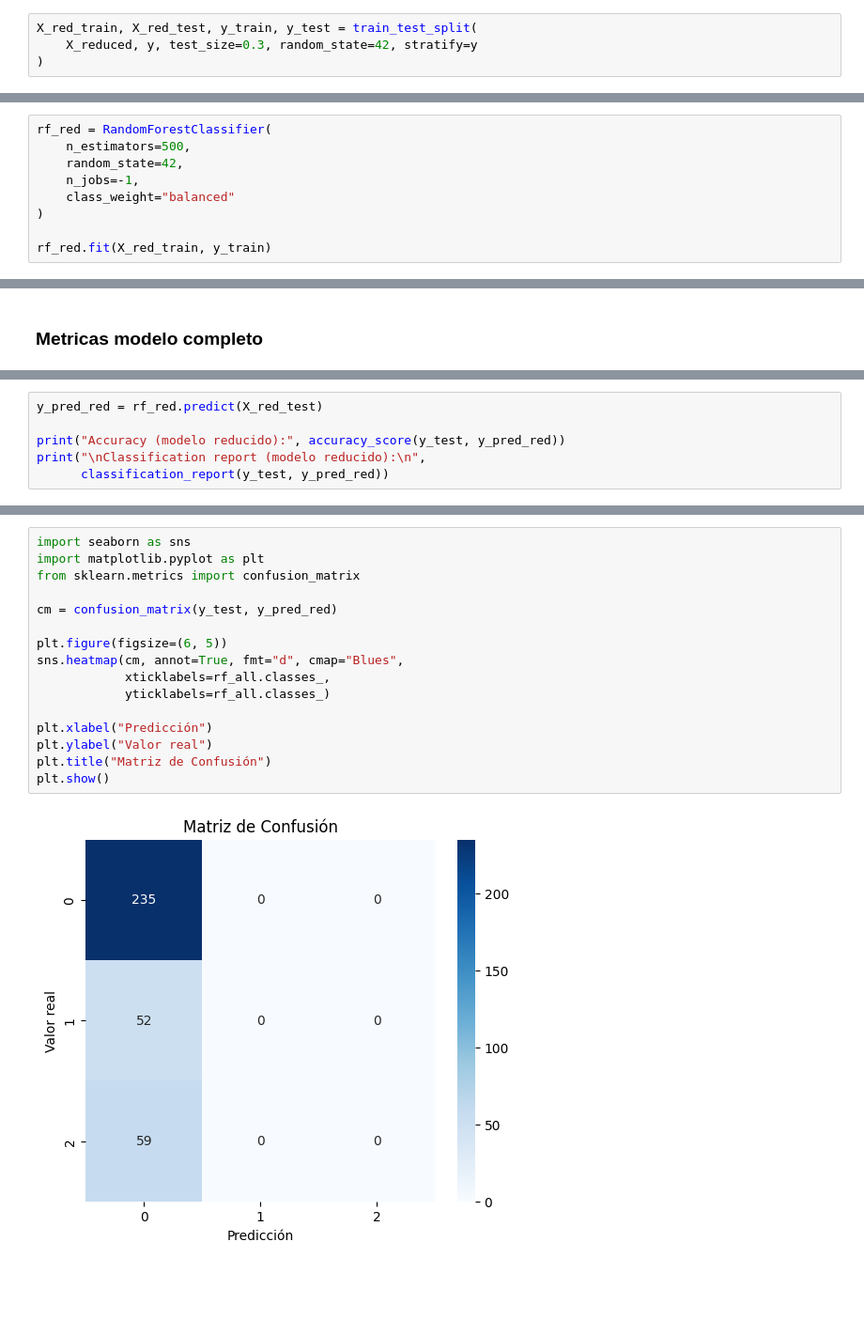
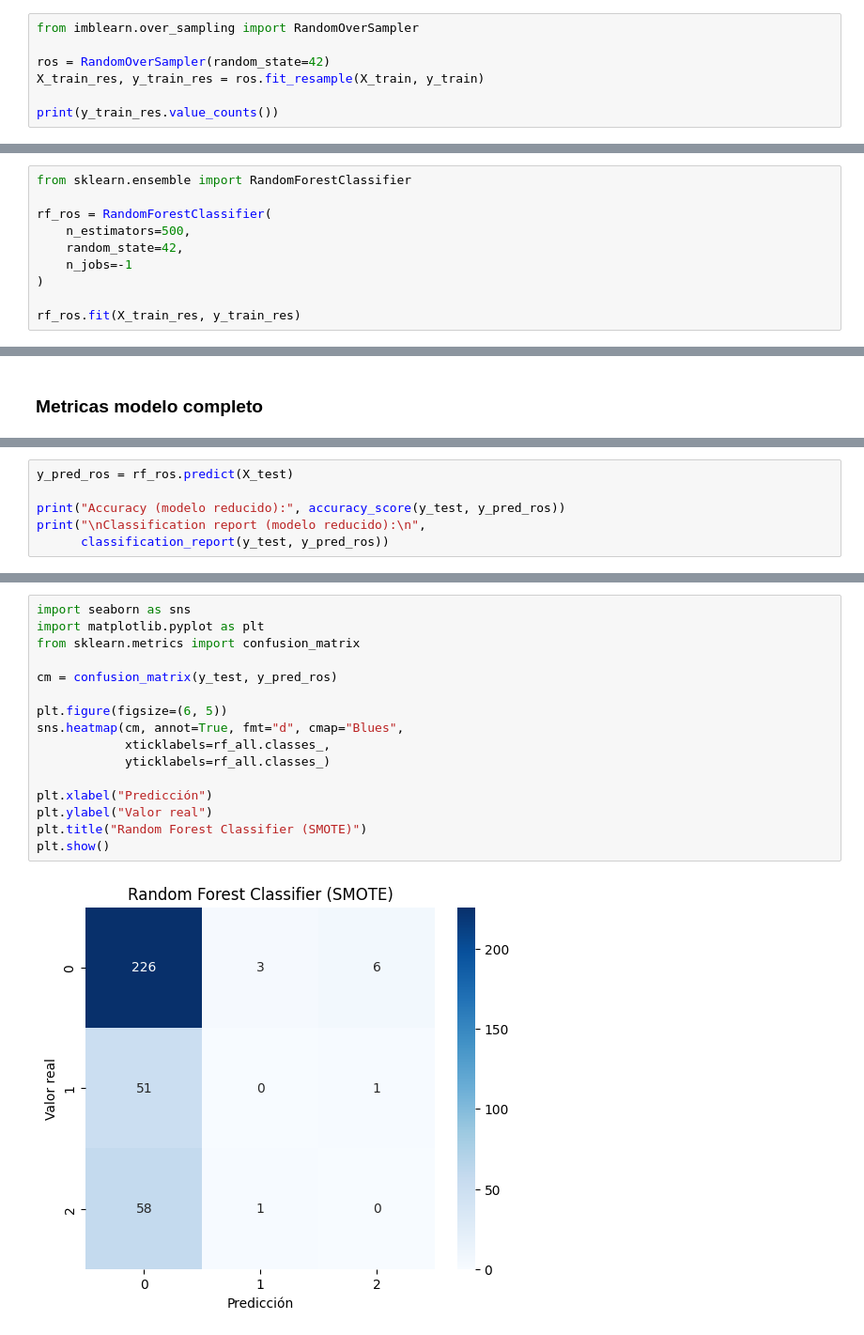
Before and after one commit to mcd-afg/eeg-prism, a Jupyter notebook: notebooks/ml_models/RandomForest_FE.ipynb, the cells around one changed output, grey strips where cells are left out. Shown at 94% size. Saved outputs shown, nothing was run; the diff lists cells and outputs as text; blank space fills up the shorter version.

```diff
--- a/notebooks/RandomForest_FE_2.ipynb
+++ b/notebooks/ml_models/RandomForest_FE.ipynb
@@ -110,4 +110,7 @@ X_reduced = X_all.drop(columns=cols_to_drop)
-# %%
-X_red_train, X_red_test, y_train, y_test = train_test_split(
-    X_reduced, y, test_size=0.3, random_state=42, stratify=y
-)
+# %%
+from imblearn.over_sampling import RandomOverSampler
+
+ros = RandomOverSampler(random_state=42)
+X_train_res, y_train_res = ros.fit_resample(X_train, y_train)
+
+print(y_train_res.value_counts())
@@ -114,10 +123,11 @@ X_red_train, X_red_test, y_train, y_test = train_test_split(
 # %%
-rf_red = RandomForestClassifier(
+from sklearn.ensemble import RandomForestClassifier
+
+rf_ros = RandomForestClassifier(
     n_estimators=500,
     random_state=42,
-    n_jobs=-1,
-    class_weight="balanced"
+    n_jobs=-1
 )
 
-rf_red.fit(X_red_train, y_train)
+rf_ros.fit(X_train_res, y_train_res)
 # %% [output]
@@ -201,7 +210,7 @@ plt.show()
 # %%
-y_pred_red = rf_red.predict(X_red_test)
+y_pred_ros = rf_ros.predict(X_test)
 
-print("Accuracy (modelo reducido):", accuracy_score(y_test, y_pred_red))
+print("Accuracy (modelo reducido):", accuracy_score(y_test, y_pred_ros))
 print("\nClassification report (modelo reducido):\n",
-      classification_report(y_test, y_pred_red))
+      classification_report(y_test, y_pred_ros))
 # %% [output]
@@ -244,18 +253,18 @@ F7_TBR_open : 0.04408887425145519
 # %%
 import seaborn as sns
 import matplotlib.pyplot as plt
 from sklearn.metrics import confusion_matrix
 
-cm = confusion_matrix(y_test, y_pred_red)
+cm = confusion_matrix(y_test, y_pred_ros)
 
 plt.figure(figsize=(6, 5))
 sns.heatmap(cm, annot=True, fmt="d", cmap="Blues",
             xticklabels=rf_all.classes_,
             yticklabels=rf_all.classes_)
 
 plt.xlabel("Predicción")
 plt.ylabel("Valor real")
-plt.title("Matriz de Confusión")
+plt.title("Random Forest Classifier (SMOTE)")
 plt.show()
 # %% [output]
-[figure, old version]
+[figure, new version]
```
Also changed, not shown: parts of 17 cells of this notebook, 4 other files.
